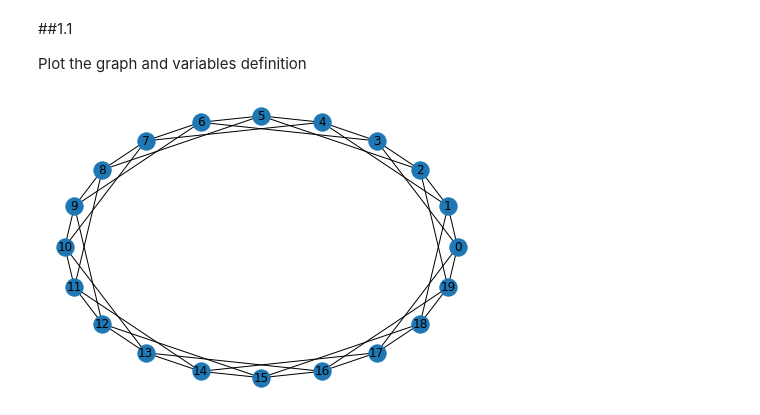
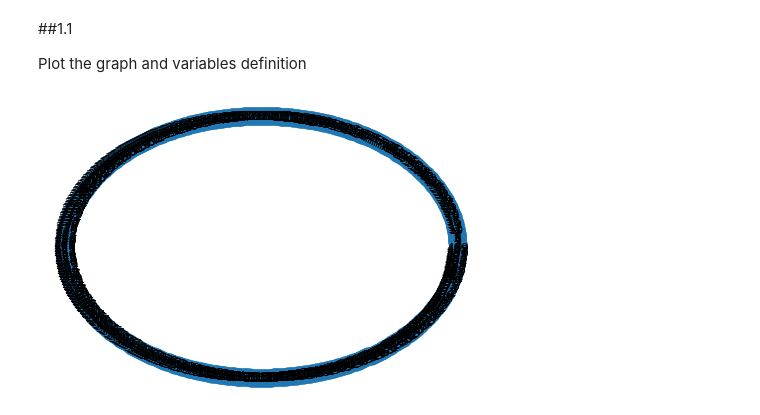
Before and after one commit to ele9996/NetworkDynamicsAndLearningLabs, a Jupyter notebook: HMW3.ipynb, the cells around one changed output. Cells and saved outputs as stored; diff of their text form; code cells hidden in the pictures.

```diff
--- a/HMW3.ipynb
+++ b/HMW3.ipynb
@@ -14,21 +14,21 @@ import random
 Plot the graph and variables definition
 # %%
 
-nodes=20 #500
+nodes=500
 k=4
 
 
 G = nx.Graph()
 nx.add_cycle(G, range(nodes))
 for n in range(nodes):
     other = n+3
     if other>=nodes:
         other-=nodes
     G.add_edge(other,n)
 
 nx.draw_circular(G, with_labels=True)
 # %% [output]
-[figure, old version]
+[figure, new version]
 # %% [markdown]
  ![Dataset Description](https://raw.githubusercontent.com/ele9996/NetworkDynamicsAndLearningLabs/main/SIR.JPG)
 # %%
```
Also changed, not shown: parts of 4 cells of this notebook.
